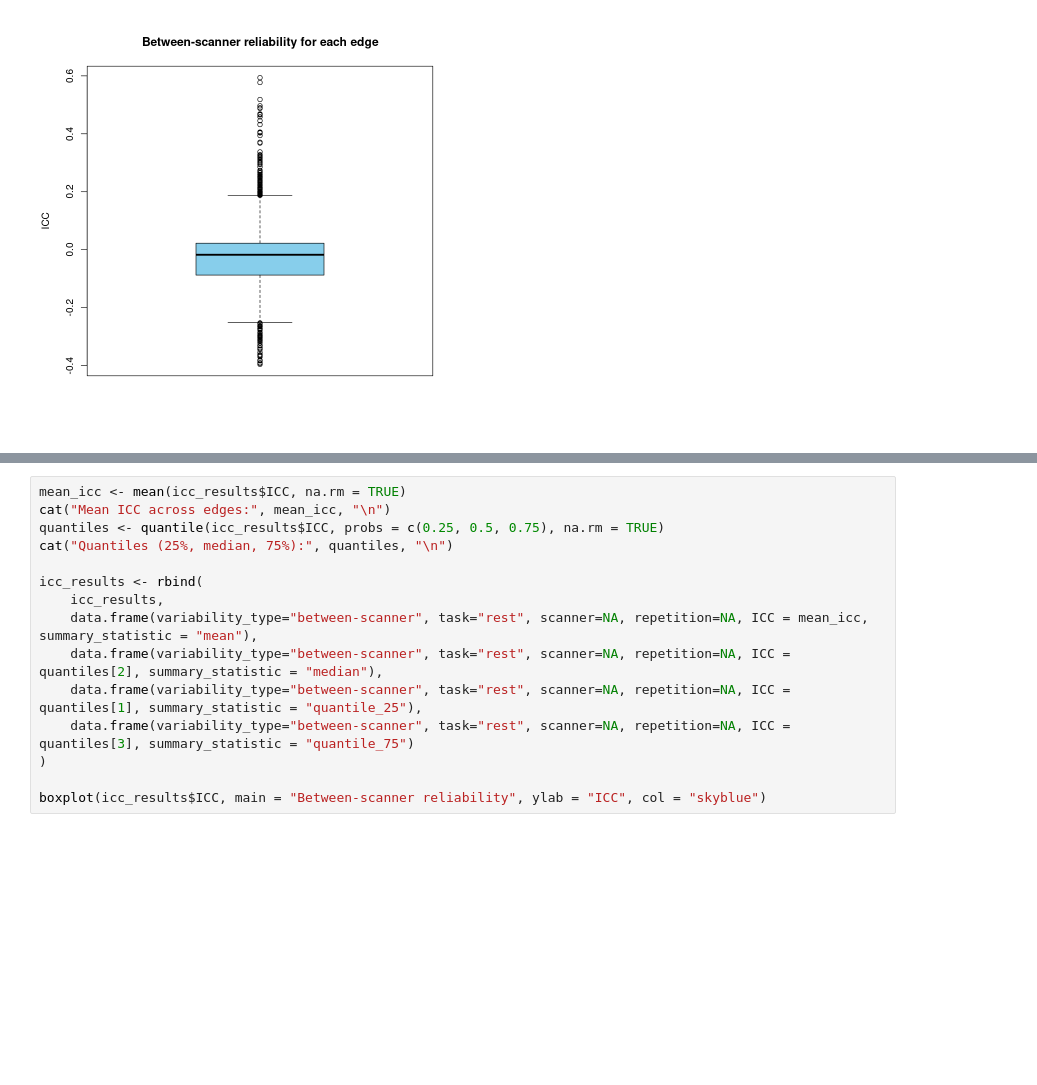
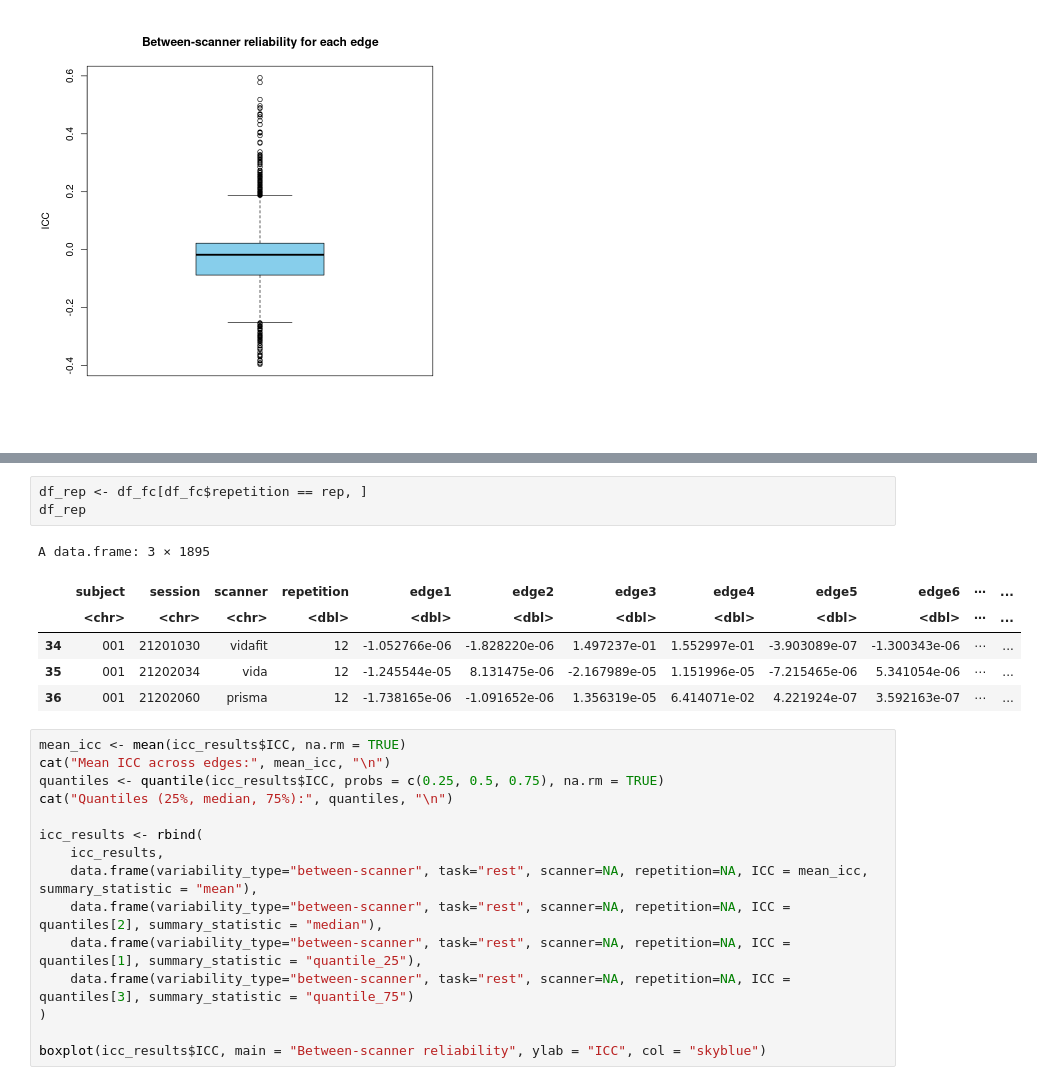
Before and after one commit to celprov/hcph-sops, a Jupyter notebook: docs/analysis/icc.ipynb, the cells around one changed output, grey strips where cells are left out. Drawn from its saved outputs; the diff is of its cells as text; blank space fills up the shorter version.

```diff
--- a/docs/analysis/icc.ipynb
+++ b/docs/analysis/icc.ipynb
@@ -240,3 +275,13 @@ A data.frame: 12 × 6
+# %%
+df_rep <- df_fc[df_fc$repetition == rep, ]
+df_rep
+# %% [output]
+A data.frame: 3 × 1895
+|  | subject | session | scanner | repetition | edge1 | edge2 | edge3 | edge4 | edge5 | edge6 | ⋯ | ... |
+|  | <chr> | <chr> | <chr> | <dbl> | <dbl> | <dbl> | <dbl> | <dbl> | <dbl> | <dbl> | ⋯ | ... |
+| 34 | 001 | 21201030 | vidafit | 12 | -1.052766e-06 | -1.828220e-06 | 1.497237e-01 | 1.552997e-01 | -3.903089e-07 | -1.300343e-06 | ⋯ | ... |
+| 35 | 001 | 21202034 | vida | 12 | -1.245544e-05 | 8.131475e-06 | -2.167989e-05 | 1.151996e-05 | -7.215465e-06 | 5.341054e-06 | ⋯ | ... |
+| 36 | 001 | 21202060 | prisma | 12 | -1.738165e-06 | -1.091652e-06 | 1.356319e-05 | 6.414071e-02 | 4.221924e-07 | 3.592163e-07 | ⋯ | ... |
 # %%
 mean_icc <- mean(icc_results$ICC, na.rm = TRUE)
 cat("Mean ICC across edges:", mean_icc, "\n")
```
Also changed, not shown: parts of 3 cells of this notebook.
